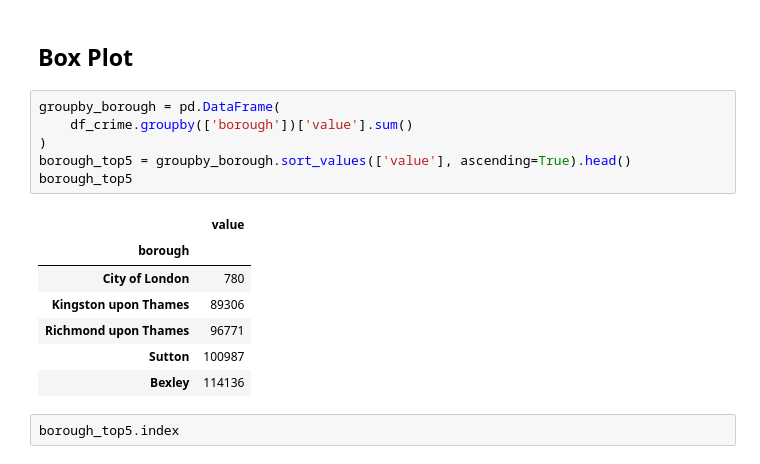
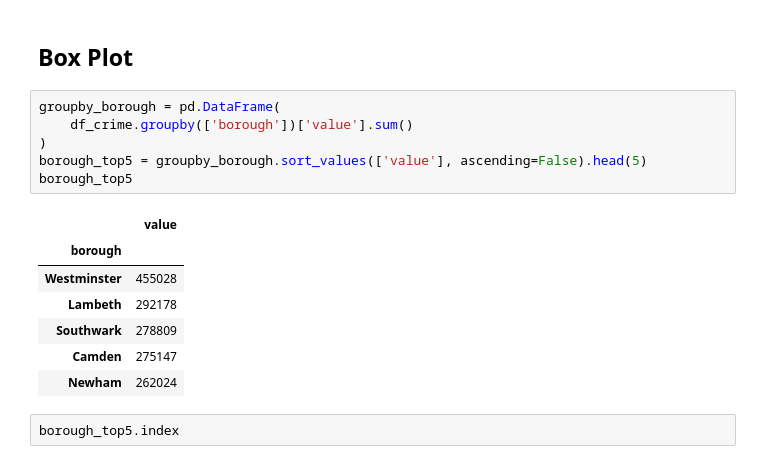
Before and after one commit to melinfebriani/PYTN_Assgn_1_4_Melin-Febriani, a Jupyter notebook: PYTN_Assgn_1_4_Melin-Febriani.ipynb, the cells around one changed output. Cells and saved outputs as stored; diff of their text form.

```diff
--- a/PYTN_Assgn_1_4_Melin-Febriani.ipynb
+++ b/PYTN_Assgn_1_4_Melin-Febriani.ipynb
@@ -437,17 +439,17 @@ plt.show()
 # %%
 groupby_borough = pd.DataFrame(
     df_crime.groupby(['borough'])['value'].sum()
 )
-borough_top5 = groupby_borough.sort_values(['value'], ascending=True).head()
+borough_top5 = groupby_borough.sort_values(['value'], ascending=False).head(5)
 borough_top5
 # %% [output]
 |  | value |
 | borough |  |
-| City of London | 780 |
-| Kingston upon Thames | 89306 |
-| Richmond upon Thames | 96771 |
-| Sutton | 100987 |
-| Bexley | 114136 |
+| Westminster | 455028 |
+| Lambeth | 292178 |
+| Southwark | 278809 |
+| Camden | 275147 |
+| Newham | 262024 |
 # %%
 borough_top5.index
 # %% [output]
```
Also changed, not shown: parts of 15 cells of this notebook.
